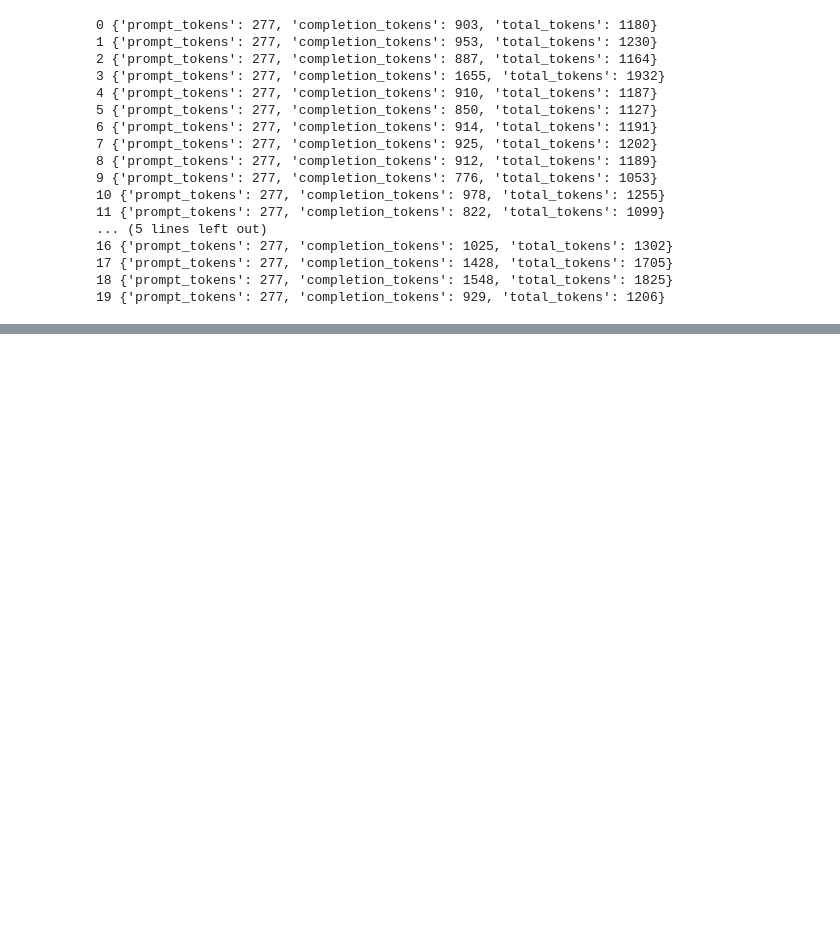
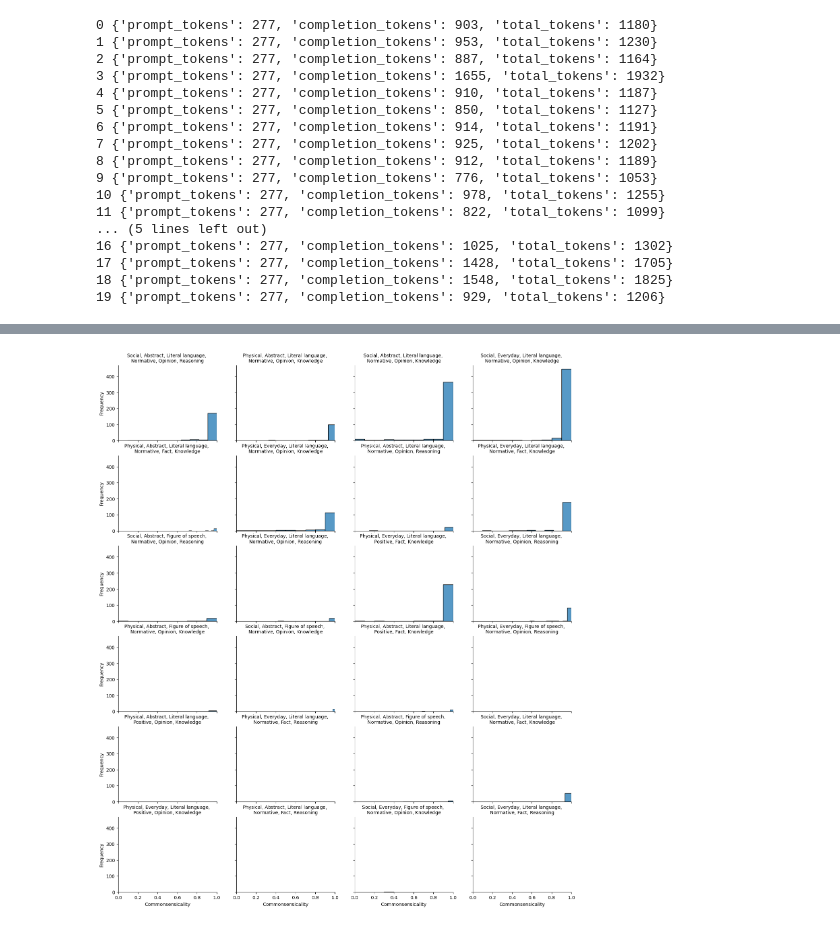
Before and after one commit to Watts-Lab/commonsense-statements, a Jupyter notebook: statement-generation.ipynb, the cells around one changed output, grey strips where cells are left out. Drawn from its saved outputs; the diff is of its cells as text; code cells hidden in the pictures; blank space fills up the shorter version.

```diff
--- a/statement-generation.ipynb
+++ b/statement-generation.ipynb
@@ -332,0 +722,53 @@ df.to_csv("statement-batch-output-2.csv", index=False)
+# %%
+replace_dict = {
+    "behavior": {False: "Physical", True: "Social"},
+    "everyday": {False: "Abstract", True: "Everyday"},
+    "figure_of_speech": {False: "Literal language", True: "Figure of speech"},
+    "judgment": {False: "Positive", True: "Normative"},
+    "opinion": {False: "Fact", True: "Opinion"},
+    "reasoning": {False: "Knowledge", True: "Reasoning"},
+}
+
+plot_df = final_df.copy()
+
+
+for column in replace_dict.keys():
+    plot_df[column] = plot_df[column].map(replace_dict[column])
+
+
+plot_df["config"] = (
+    plot_df["behavior"]
+    + ", "
+    + plot_df["everyday"]
+    + ", "
+    + plot_df["figure_of_speech"]
+    + ", \n"
+    + plot_df["judgment"]
+    + ", "
+    + plot_df["opinion"]
+    + ", "
+    + plot_df["reasoning"]
+)
+
+
+unique_configs = plot_df["config"].unique()
+
+
+plot_df = plot_df[plot_df["config"].isin(unique_configs)]
+
+
+num_columns = 4
+num_rows = len(unique_configs) // num_columns + 1
+
+
+g = sns.FacetGrid(
+    plot_df, col="config", col_wrap=num_columns, height=3, aspect=1.2
+).set(xlim=(0, 1))
+g.map(sns.histplot, "commonsensicality", bins=10, kde=False)
+
+g.set_titles(col_template="{col_name}", fontsize=2)
+g.set_axis_labels("Commonsensicality", "Frequency")
+plt.subplots_adjust(top=0.9, hspace=0.2, wspace=0.2)
+plt.show()
+# %% [output]
+[figure, added]
```
Also changed, not shown: parts of 21 cells of this notebook, 3 other files.
